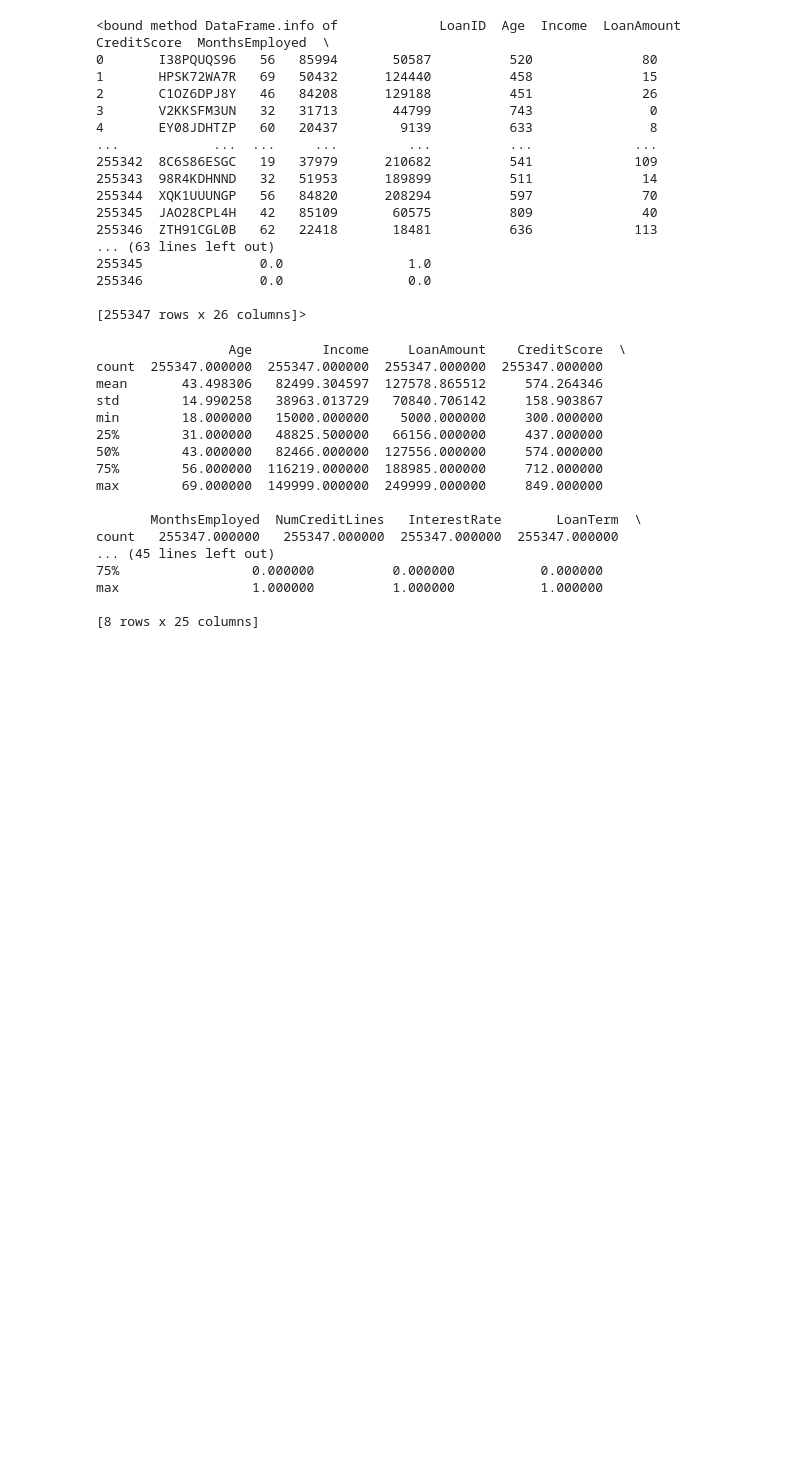
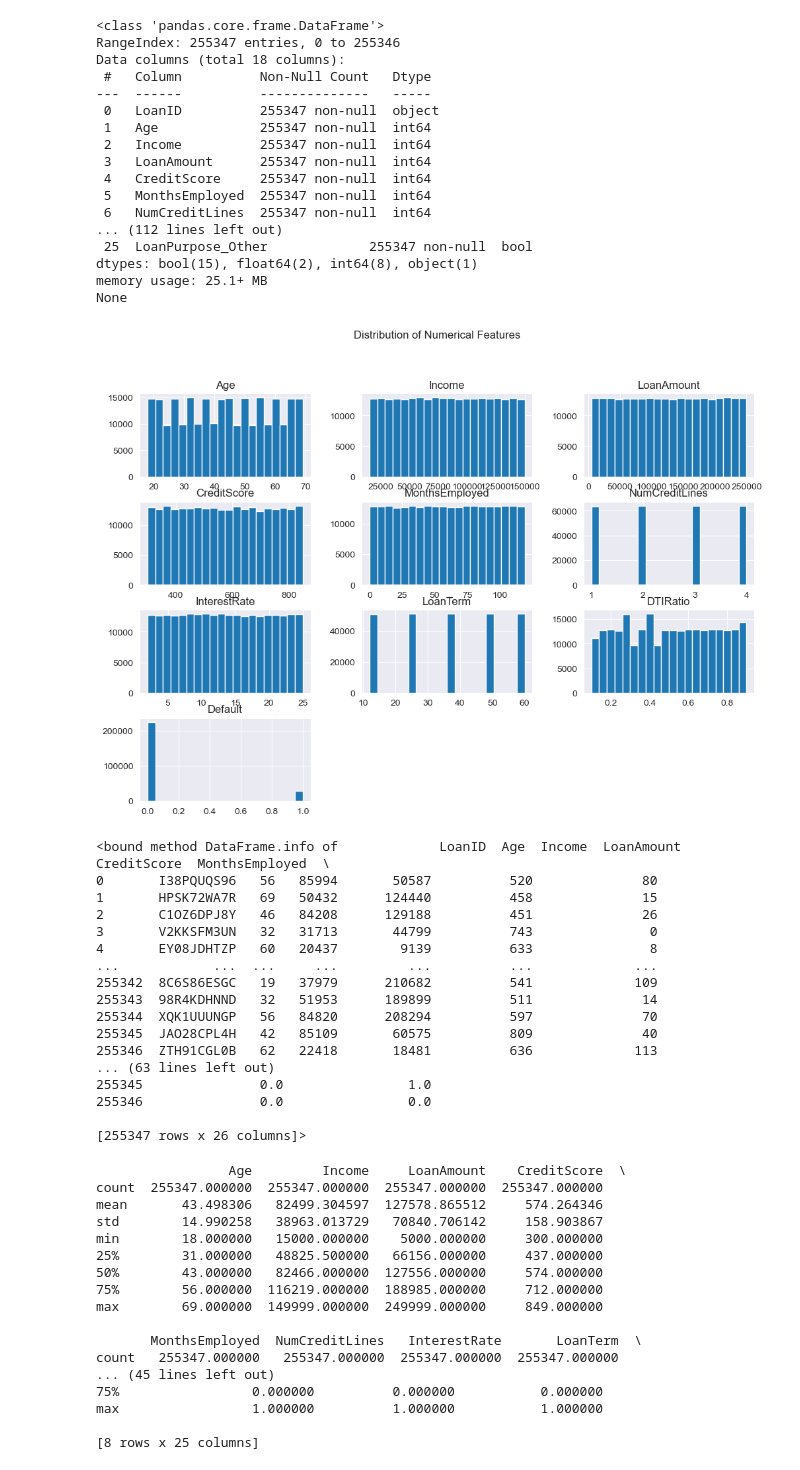
Before and after one commit to tripfernandes/Capstone-II---Loan-Default-Prediction, a Jupyter notebook: loan_prediction.ipynb, the cells around one changed output. Drawn from its saved outputs; the diff is of its cells as text; code cells hidden in the pictures; blank space fills up the shorter version.

```diff
--- a/loan_prediction.ipynb
+++ b/loan_prediction.ipynb
@@ -1,35 +1,55 @@
 # %%
 import pandas as pd
 import numpy as np
 import matplotlib.pyplot as plt
 import seaborn as sns
 from sklearn.model_selection import train_test_split, GridSearchCV, cross_val_score
 from sklearn.experimental import enable_halving_search_cv
 from sklearn.model_selection import HalvingGridSearchCV
 from sklearn.preprocessing import StandardScaler, LabelEncoder, OneHotEncoder
 from sklearn.linear_model import LogisticRegression
 from sklearn import metrics
 from sklearn.metrics import confusion_matrix, classification_report,accuracy_score,precision_score,recall_score,f1_score
 from xgboost import XGBClassifier
 from imblearn.over_sampling import SMOTE
 import warnings
 warnings.filterwarnings('ignore')
 
 # Load dataset
 data = pd.read_csv('Loan_default.csv')
 print(data.info())
 print(data.head())
 print(data.isnull().sum())
-
-#data = pd.get_dummies(data, columns = ['HasCoSigner', 'Education', 'EmploymentType', 'MaritalStatus', 'HasMortgage', 'HasDependents', 'LoanPurpose'], drop_first=True)
-data = pd.get_dummies(data, columns=data.select_dtypes(include=['object']).columns, drop_first=True)
+data_num_cols = data.drop(['LoanID', 'HasCoSigner', 'Education', 'EmploymentType', 'MaritalStatus', 'HasMortgage', 'HasDependents', 'LoanPurpose'], axis = 1)
+print(data_num_cols.head())
+data = pd.get_dummies(data, columns = ['HasCoSigner', 'Education', 'EmploymentType', 'MaritalStatus', 'HasMortgage', 'HasDependents', 'LoanPurpose'], drop_first=True)
+#data = pd.get_dummies(data, columns=data.select_dtypes(include=['object']).columns, drop_first=True)
 print(data.columns)
 print(data.info())
 
 numerical_features = data.select_dtypes(include=['int64', 'float64']).columns
 data[numerical_features].hist(bins=20, figsize=(12, 8))
 plt.suptitle('Distribution of Numerical Features', y=1.0)
 plt.show()
+# %% [output]
+<class 'pandas.core.frame.DataFrame'>
+RangeIndex: 255347 entries, 0 to 255346
+Data columns (total 18 columns):
+ #   Column          Non-Null Count   Dtype
+---  ------          --------------   -----
+ 0   LoanID          255347 non-null  object
+ 1   Age             255347 non-null  int64
+ 2   Income          255347 non-null  int64
+ 3   LoanAmount      255347 non-null  int64
+ 4   CreditScore     255347 non-null  int64
+ 5   MonthsEmployed  255347 non-null  int64
+ 6   NumCreditLines  255347 non-null  int64
+... (112 lines left out)
+ 25  LoanPurpose_Other             255347 non-null  bool
+dtypes: bool(15), float64(2), int64(8), object(1)
+memory usage: 25.1+ MB
+None
+[figure, added]
 # %%
 bool_to_float = lambda x: float(x) if isinstance(x, bool) else x
 columns_to_convert = ['Education_High School',
```
Also changed, not shown: parts of 13 cells of this notebook.
